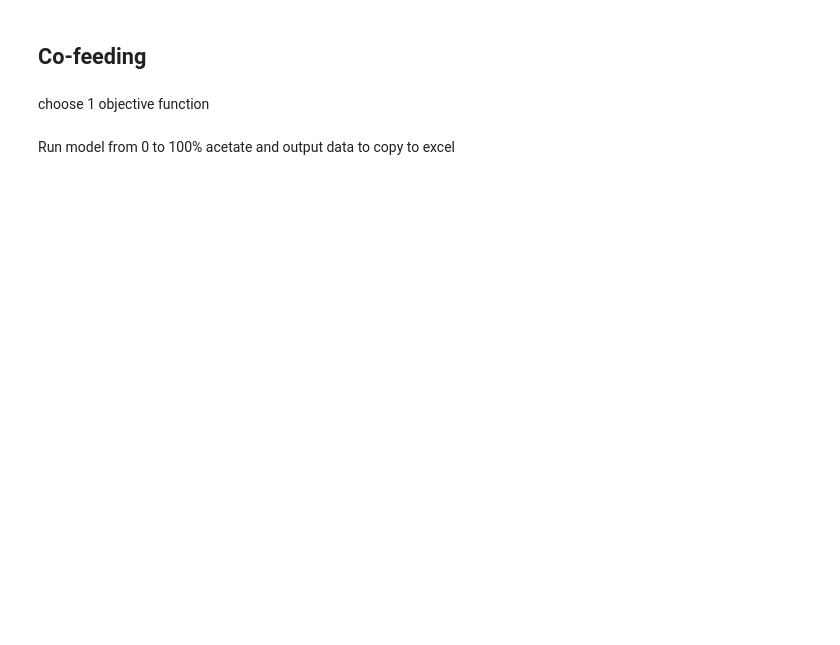
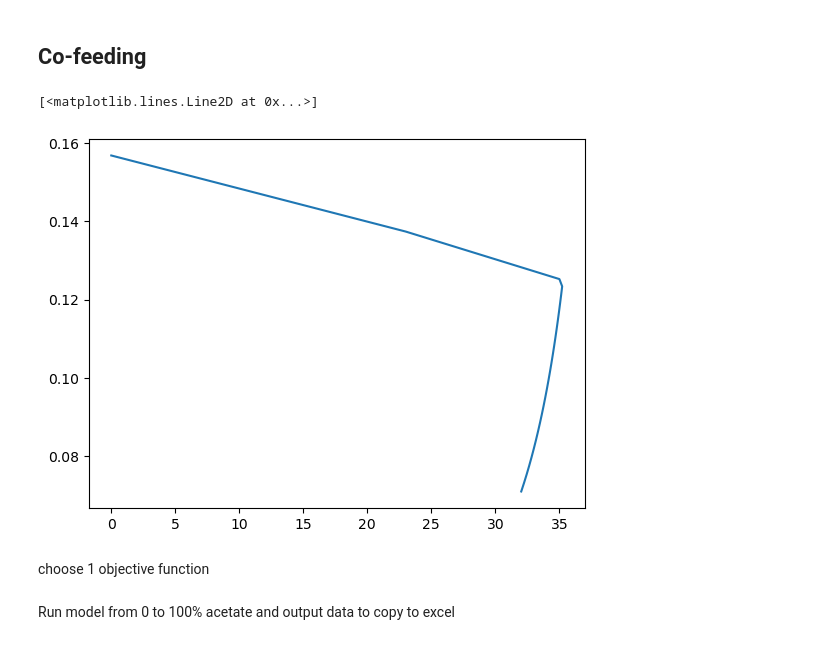
Before and after one commit to iAMB-RWTH-Aachen/Ustilago_maydis-GEM, a Jupyter notebook: code/iUma22_mabo_cofeed_ace.ipynb, the cells around one changed output. Saved outputs shown, nothing was run; the diff lists cells and outputs as text; code cells hidden in the pictures; blank space fills up the shorter version.

Commit message:
ref notebook for cosubstrate simulations

```diff
--- a/code/iUma22_mabo_cofeed_ace.ipynb
+++ b/code/iUma22_mabo_cofeed_ace.ipynb
@@ -19,5 +51,35 @@ model=read_sbml_model(ModelFile)
 # %% [markdown]
 ## Co-feeding
+# %%
+MaxGrowth = 60
+CFlux = 13.2
+# Acetate comes first, then glucose
+SubFlux = [[ratio*CFlux/(2*100),(CFlux-ratio*CFlux/100)/6] for ratio in range(MaxGrowth+1)]
+EXID = ['EX_ac_e','EX_glc__D_e']
+# myGrowth = list()
+gglcup = list()
+gacup = list()
+gbio = list()
+iglcup = list()
+iacup = list()
+ibio = list()
+
+for Feed in SubFlux:
+    ExchDict = {EXID[i]:Feed[i] for i in range(len(EXID))}
+    Fluxg = SimCosub(model, ExchDict)
+    # Fluxi = SimCosub(model, ExchDict, 'EX_itacon_e')
+    gglcup.append(Fluxg['EX_glc__D_e'])
+    gacup.append(Fluxg['EX_ac_e'])
+    gbio.append(Fluxg['BIOMASS_REACTION'])
+    # iglcup.append(Fluxi['EX_glc__D_e'])
+    # iacup.append(Fluxi['EX_ac_e'])
+    # ibio.append(Fluxi['BIOMASS_REACTION'])
+# %%
+gAcRel = [gacup[i]*2/(gglcup[i]*6+gacup[i]*2)*100 for i in range(MaxGrowth+1)]
+plt.plot(gAcRel, gbio)
+# %% [output]
+[<matplotlib.lines.Line2D at 0x...>]
+[figure, added]
 # %% [markdown]
 choose 1 objective function
 # %%
```
Also changed, not shown: parts of 10 cells of this notebook, 1 other file.
